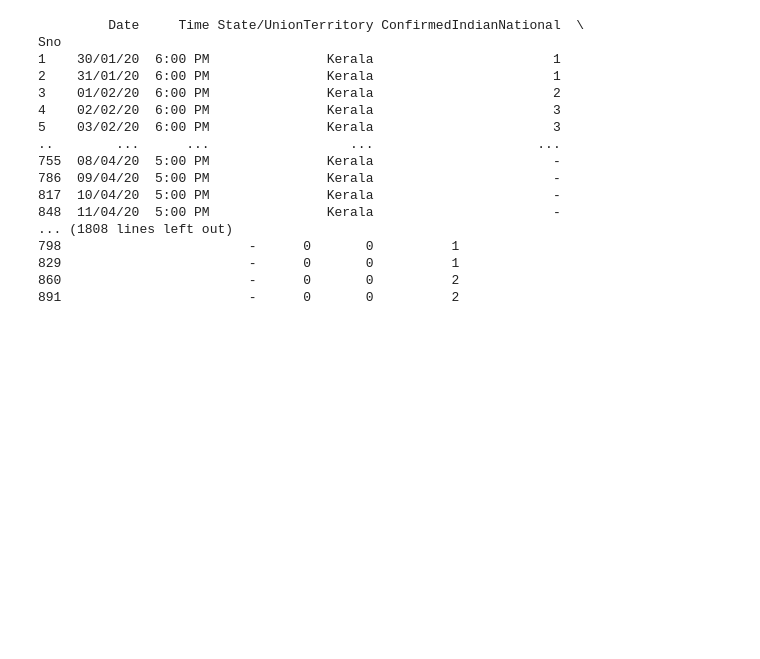
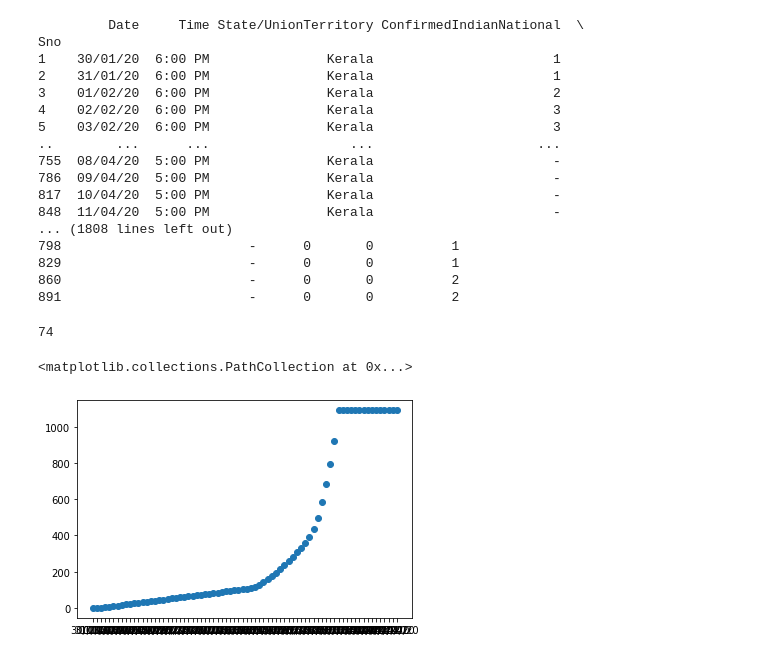
Before and after one commit to RahulBatra065/data-science, a Jupyter notebook: Untitled.ipynb, the cells around one changed output. Drawn from its saved outputs; the diff is of its cells as text; code cells hidden in the pictures; blank space fills up the shorter version.

Commit message:
state wise

```diff
--- a/Untitled.ipynb
+++ b/Untitled.ipynb
@@ -10,6 +10,8 @@ from matplotlib import pyplot as plt
 import os
 # %%
 ds = pd.read_csv('covid_19_india.csv',index_col=0)
+ds["ConfirmedIndianNational"].replace({"-": "0"}, inplace=True)
+ds['ConfirmedIndianNational'] = pd.to_numeric(ds['ConfirmedIndianNational'])
 print(ds.head())
 print(ds.shape)
 # %% [output]
@@ -67,3 +69,23 @@ Sno
 829                        -      0       0          1
 860                        -      0       0          2
 891                        -      0       0          2
+# %%
+#lets analyse state by state
+#first state kerala
+kerala_data = ds.loc[ds['State/UnionTerritory'] == 'Kerala',]
+
+k_data_cont = []
+#making data continous total number of dates till date for every date
+#lets have some fun
+for i in range(len(kerala_data)):
+    k_data_cont.append(kerala_data.iloc[:i,3].sum())
+
+print(len(k_data_cont ))
+# %% [output]
+74
+# %%
+%matplotlib inline
+plt.scatter(dates,k_data_cont)
+# %% [output]
+<matplotlib.collections.PathCollection at 0x...>
+[figure, added]
```
Also changed, not shown: parts of 2 cells of this notebook, 2 other files.
